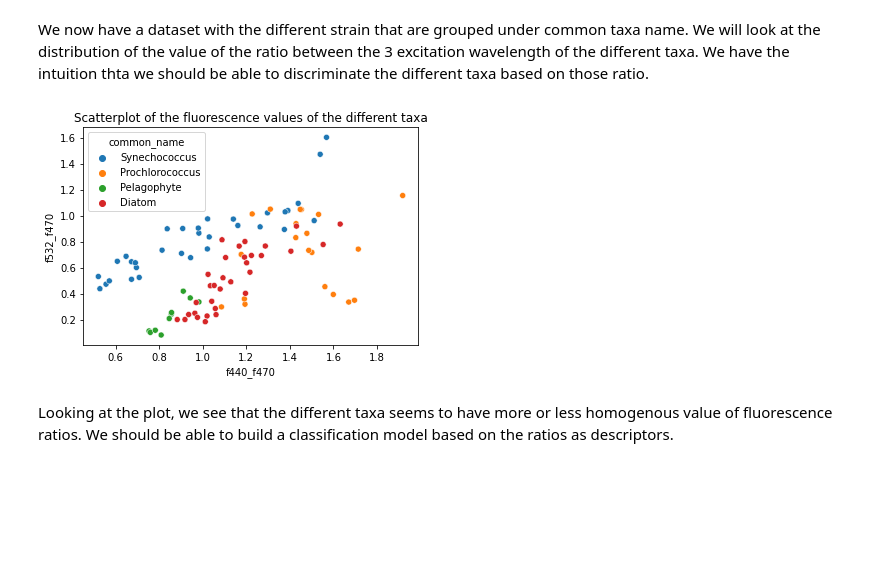
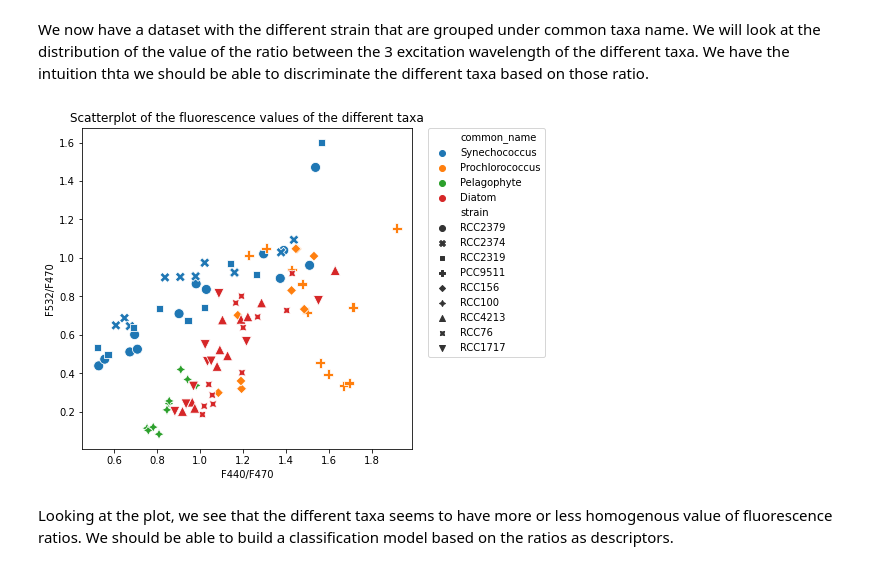
Before and after one commit to Flavi1P/Multispectral-Fluorescence, a Jupyter notebook: Boussole/Scripts/svc_lab.ipynb, the cells around one changed output. Saved outputs shown, nothing was run; the diff lists cells and outputs as text; code cells hidden in the pictures; blank space fills up the shorter version.

```diff
--- a/Boussole/Scripts/svc_lab.ipynb
+++ b/Boussole/Scripts/svc_lab.ipynb
@@ -8,7 +8,7 @@ Let's open and visualize the data
 # %%
 import pandas as pd
 
-data = pd.read_csv("/home/flavien/Documents/these/mf/Boussole/Data/labo/results_reshape.csv")
+data = pd.read_csv("C:\\Users\petit\Documents\These\Multispectral-Fluorescence\Boussole\Data\labo\\results_reshape.csv")
 
 #remove the points where we have no HPLC dat (i.e. the chla_qa is NA)
 
@@ -63,14 +63,19 @@ We now have a dataset with the different strain that are grouped under common ta
 # %%
 import matplotlib.pyplot as plt
 import seaborn as sns
 
-sns.scatterplot(data = data_sel, x = "f440_f470", y = "f532_f470", hue = "common_name")
+cm = 1/2.54
+plt.subplots(figsize=(15*cm, 15*cm))
+sns.scatterplot(data = data_sel, x = "f440_f470", y = "f532_f470", hue = "common_name", style = "strain", s = 100)
+plt.legend(bbox_to_anchor=(1.05, 1), loc=2, borderaxespad=0.)
 plt.title("Scatterplot of the fluorescence values of the different taxa")
-plt.savefig('/home/flavien/Documents/these/mf/Boussole/Output/Plots/scatter_lab.jpg', dpi = 300)
+plt.xlabel("F440/F470")
+plt.ylabel("F532/F470")
+plt.savefig("C:\\Users\petit\Documents\These\Multispectral-Fluorescence\Boussole\Output\Plots\\scatter_lab.png", dpi = 300, bbox_inches='tight')
 
 plt.show()
 # %% [output]
-[figure, old version]
+[figure, new version]
 # %% [markdown]
 Looking at the plot, we see that the different taxa seems to have more or less homogenous value of fluorescence ratios. We should be able to build a classification model based on the ratios as descriptors.
 # %% [markdown]
```
Also changed, not shown: parts of 6 cells of this notebook, 7 other files.
